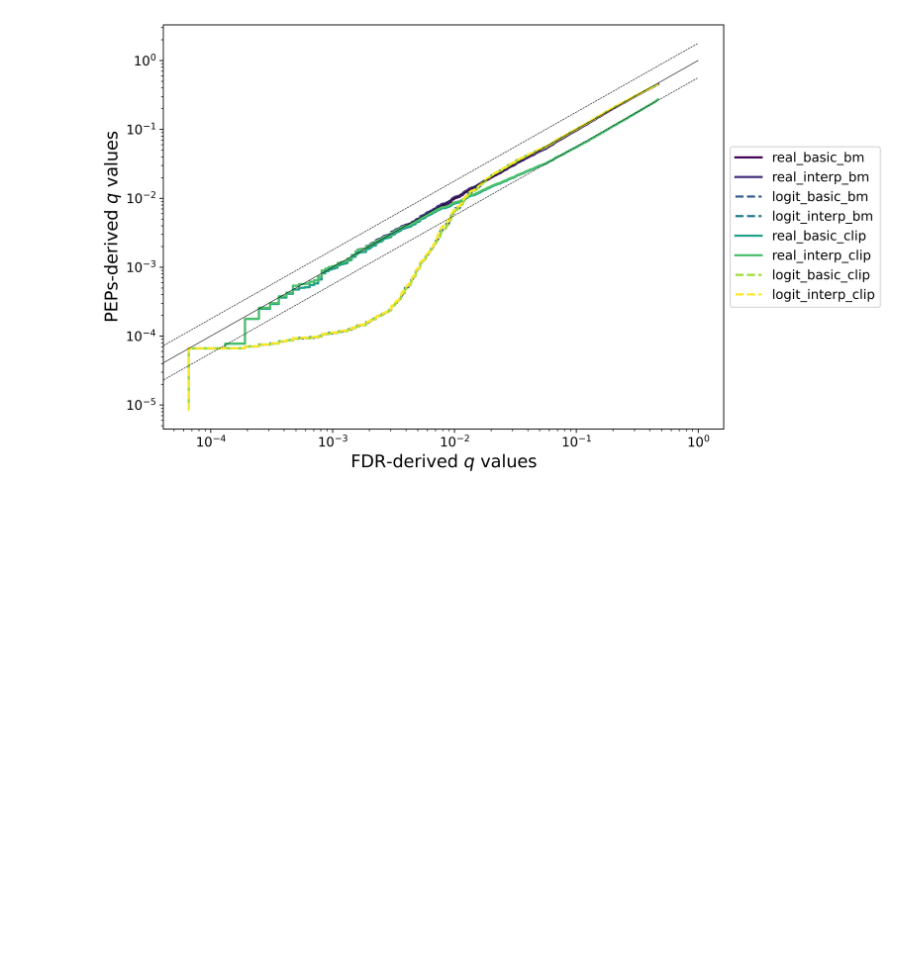
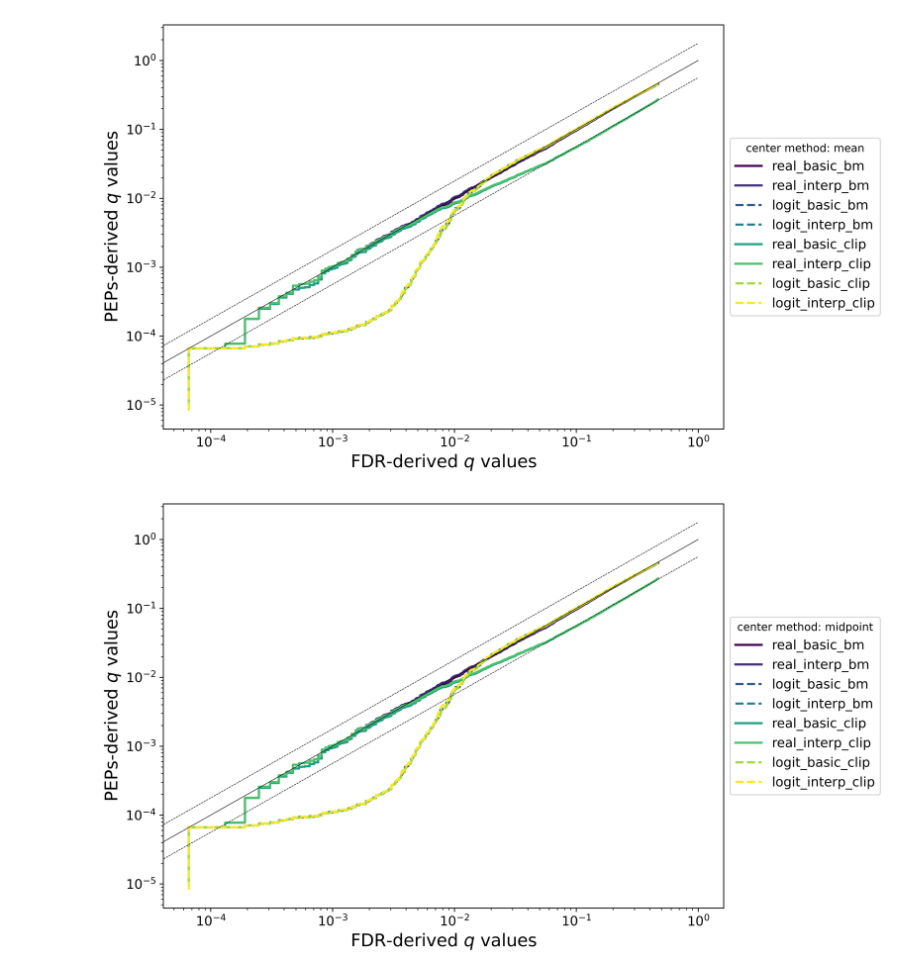
Before and after one commit to statisticalbiotechnology/smooth_q_to_pep, a Jupyter notebook: IsotonicPEP.ipynb, the cells around one changed output. Cells and saved outputs as stored; diff of their text form; code cells hidden in the pictures; blank space fills up the shorter version.

Commit message:
add Q-Q plots

```diff
--- a/IsotonicPEP.ipynb
+++ b/IsotonicPEP.ipynb
@@ -58,27 +100,30 @@ logit_interp_clip: 92%
 # %%
-df = pd.read_csv("data/mean.iso0.q_pep.txt", sep="\t")
-methods = [m1, m2, m3, m4, m5, m6, m7, m8]
-plt.figure(figsize=(12, 6), dpi=600)
-linestyle_map = {"real": "-", "logit": "--"}
-colors = plt.cm.viridis(np.linspace(0, 1, len(methods)))
-for i, (col_name, _, space, _) in enumerate(methods):
-    linestyle = linestyle_map[space]
-    color = colors[i]
-    plt.plot(df["q-value"], df[f"q_est_{col_name}"], label=col_name, linestyle=linestyle, color=color, linewidth=2)
-a = np.linspace(0, 1, 100)
-b = a / 10 ** 0.25
-c = a * 10 ** 0.25
-plt.plot(a, b, c="k", linewidth=0.5, linestyle="--")
-plt.plot(a, c, c="k", linewidth=0.5, linestyle="--")
-plt.plot(a, a, c="k", linewidth=0.5)
-plt.xlabel("FDR-derived $q$ values", fontsize=16)
-plt.ylabel("PEPs-derived $q$ values", fontsize=16)
-plt.xticks(fontsize=12)
-plt.yticks(fontsize=12)
-plt.legend(loc='center left', bbox_to_anchor=(1, 0.5), fontsize=12)
-plt.tight_layout(rect=[0, 0, 0.85, 1])
-plt.xscale("log")
-plt.yscale("log")
-plt.show()
+center_methods = ["mean", "midpoint"]
+for center_method in center_methods:
+    df = pd.read_csv(f"data/{center_method}.iso0.q_pep.txt", sep="\t")
+    methods = [m1, m2, m3, m4, m5, m6, m7, m8]
+    plt.figure(figsize=(12, 6), dpi=600)
+    linestyle_map = {"real": "-", "logit": "--"}
+    colors = plt.cm.viridis(np.linspace(0, 1, len(methods)))
+    for i, (col_name, _, space, _) in enumerate(methods):
+        linestyle = linestyle_map[space]
+        color = colors[i]
+        plt.plot(df["q-value"], df[f"q_est_{col_name}"], label=col_name, linestyle=linestyle, color=color, linewidth=2)
+    a = np.linspace(0, 1, 100)
+    b = a / 10 ** 0.25
+    c = a * 10 ** 0.25
+    plt.plot(a, b, c="k", linewidth=0.5, linestyle="--")
+    plt.plot(a, c, c="k", linewidth=0.5, linestyle="--")
+    plt.plot(a, a, c="k", linewidth=0.5)
+    plt.xlabel("FDR-derived $q$ values", fontsize=16)
+    plt.ylabel("PEPs-derived $q$ values", fontsize=16)
+    plt.xticks(fontsize=12)
+    plt.yticks(fontsize=12)
+    plt.legend(title=f"center method: {center_method}", loc='center left', bbox_to_anchor=(1, 0.5), fontsize=12)
+    plt.tight_layout(rect=[0, 0, 0.85, 1])
+    plt.xscale("log")
+    plt.yscale("log")
+    plt.show()
 # %% [output]
-[figure, old version]
+[figure, new version]
+[figure, added]
```
Also changed, not shown: parts of 2 cells of this notebook.
